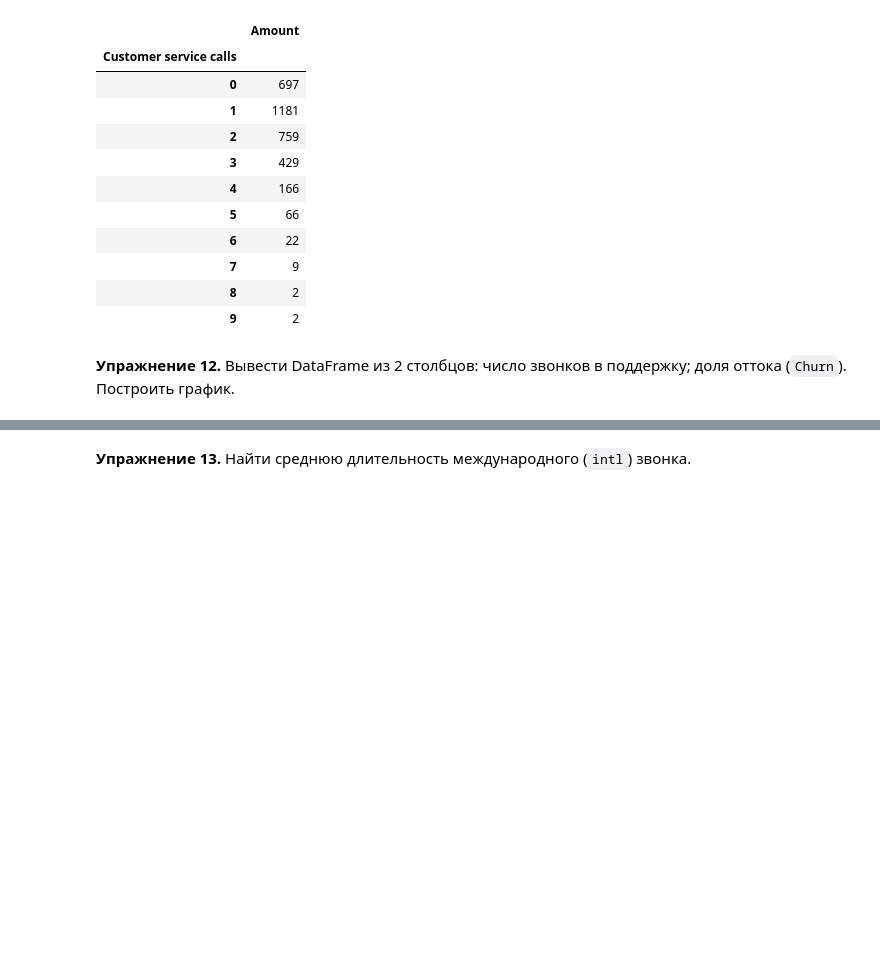
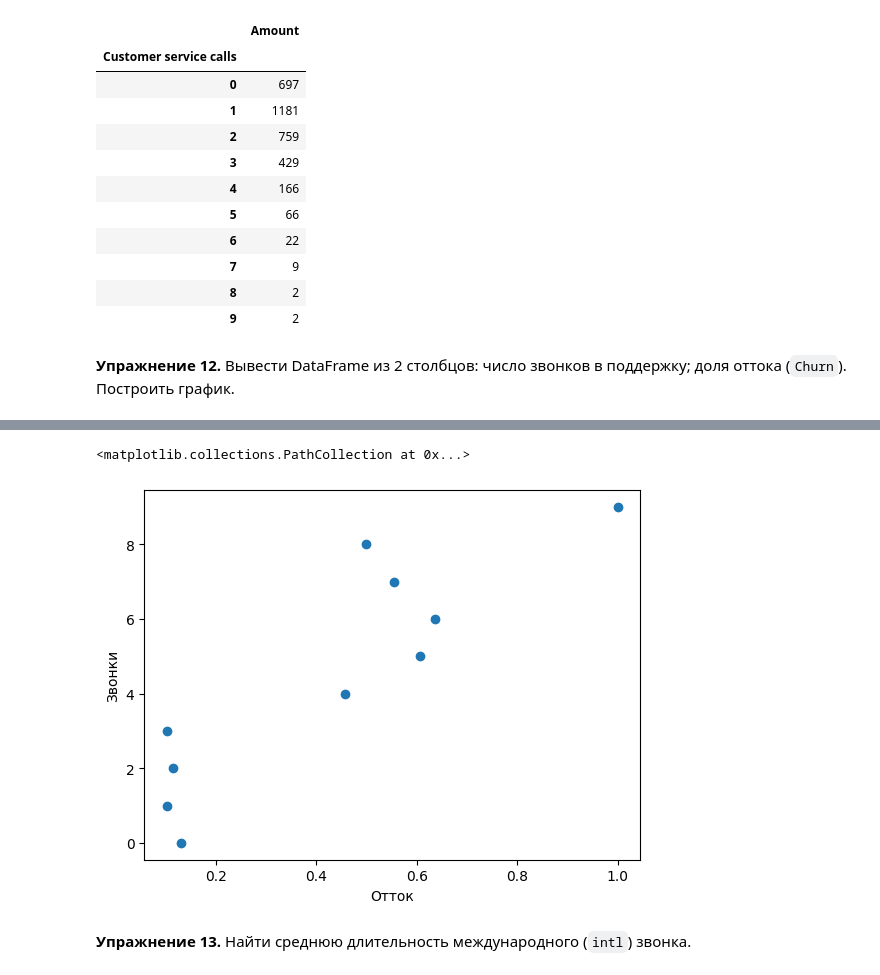
Before and after one commit to OhNoMyRook/python_22, a Jupyter notebook: Classwork-06/lpr6.ipynb, the cells around one changed output, grey strips where cells are left out. Drawn from its saved outputs; the diff is of its cells as text; code cells hidden in the pictures; blank space fills up the shorter version.

```diff
--- a/Classwork-06/lpr6.ipynb
+++ b/Classwork-06/lpr6.ipynb
@@ -1006,3 +1009,13 @@ f.groupby(["Customer service calls"]).agg({"Amount":"count"})
+# %%
+from matplotlib import pyplot as plt
+x = [0.131994, 0.103302, 0.114625, 0.102564, 0.457831, 0.606061, 0.636364, 0.555556, 0.5, 1]
+y = [0, 1, 2, 3, 4, 5, 6, 7, 8, 9]
+plt.ylabel("Звонки")
+plt.xlabel("Отток")
+plt.scatter(x, y)
+# %% [output]
+<matplotlib.collections.PathCollection at 0x...>
+[figure, added]
 # %% [markdown]
 **Упражнение 13.** Найти среднюю длительность международного (`intl`) звонка.
 # %%
```
Also changed, not shown: parts of 4 cells of this notebook.
